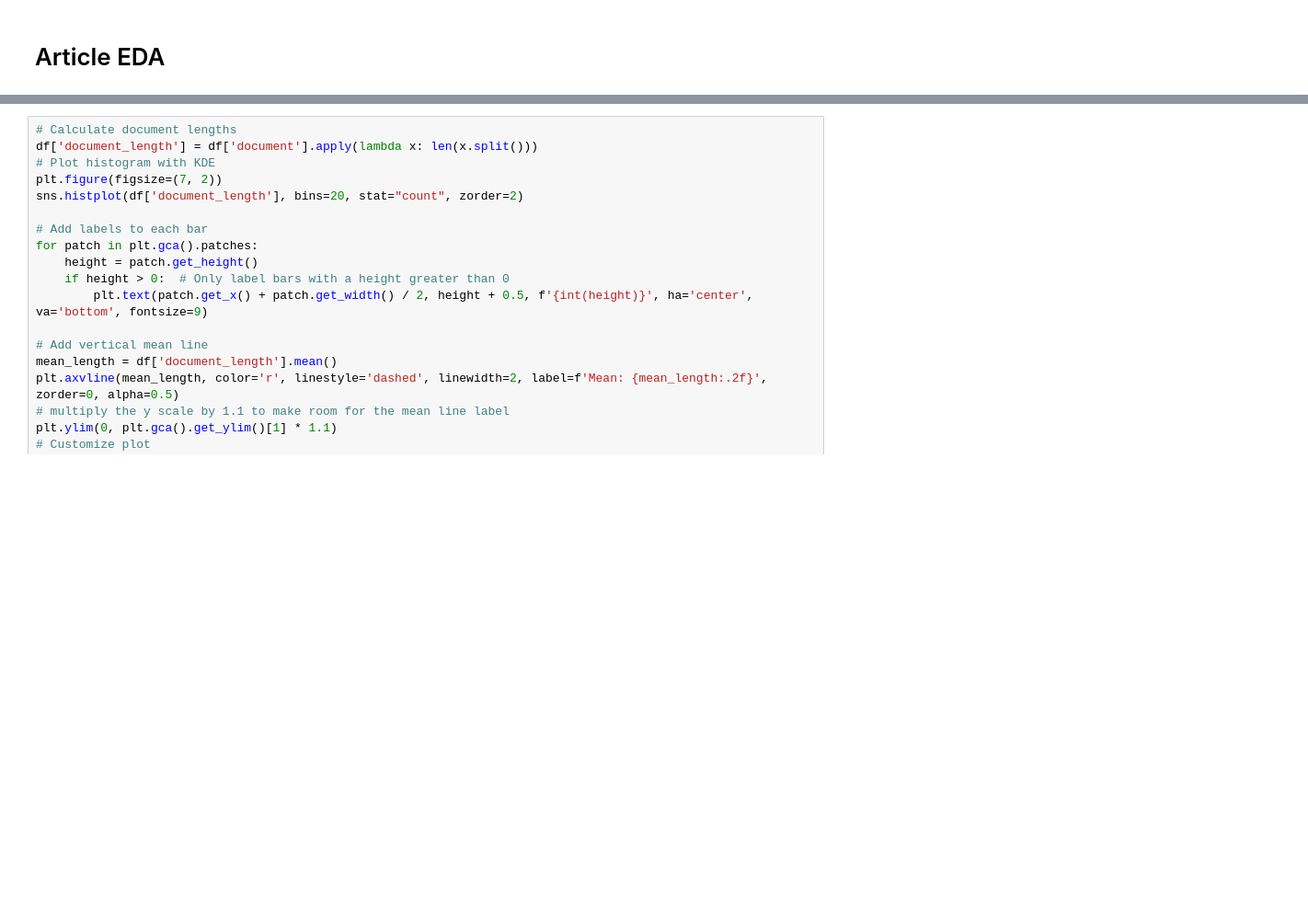
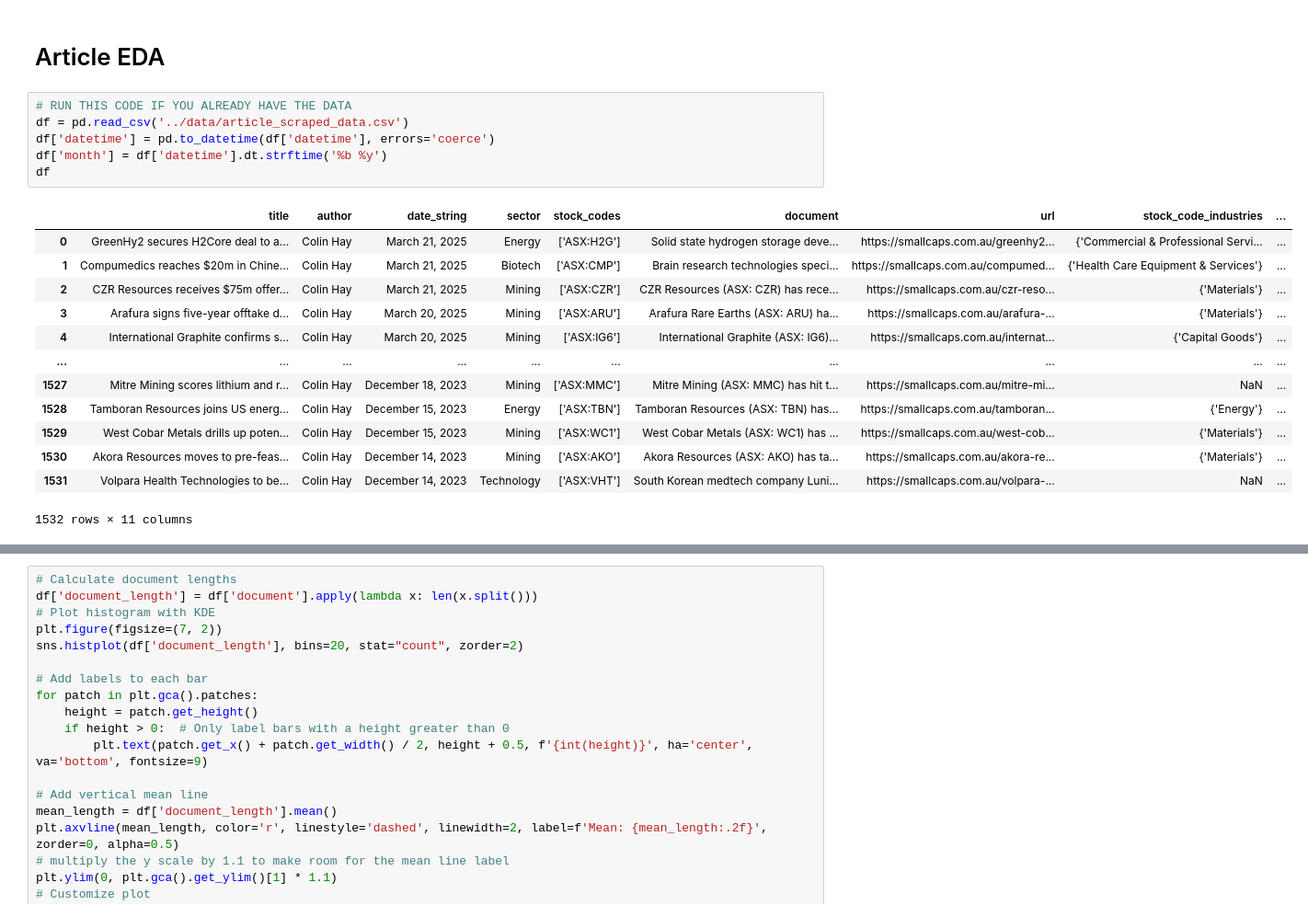
Before and after one commit to H-unter/MA3831-Assignment-2-3, a Jupyter notebook: code/scrape_article.ipynb, the cells around one changed output, grey strips where cells are left out. Shown: that part at 92% size. Drawn from its saved outputs; the diff is of its cells as text; blank space fills up the shorter version.

```diff
--- a/code/scrape_article.ipynb
+++ b/code/scrape_article.ipynb
@@ -307,2 +271,22 @@ plt.show()
 # %% [markdown]
 # Article EDA
+# %%
+# RUN THIS CODE IF YOU ALREADY HAVE THE DATA
+df = pd.read_csv('../data/article_scraped_data.csv')
+df['datetime'] = pd.to_datetime(df['datetime'], errors='coerce')
+df['month'] = df['datetime'].dt.strftime('%b %y')
+df
+# %% [output]
+|  | title | author | date_string | sector | stock_codes | document | url | stock_code_industries | ... |
+| 0 | GreenHy2 secures H2Core deal to a... | Colin Hay | March 21, 2025 | Energy | ['ASX:H2G'] | Solid state hydrogen storage deve... | https://smallcaps.com.au/greenhy2... | {'Commercial & Professional Servi... | ... |
+| 1 | Compumedics reaches $20m in Chine... | Colin Hay | March 21, 2025 | Biotech | ['ASX:CMP'] | Brain research technologies speci... | https://smallcaps.com.au/compumed... | {'Health Care Equipment & Services'} | ... |
+| 2 | CZR Resources receives $75m offer... | Colin Hay | March 21, 2025 | Mining | ['ASX:CZR'] | CZR Resources (ASX: CZR) has rece... | https://smallcaps.com.au/czr-reso... | {'Materials'} | ... |
+| 3 | Arafura signs five-year offtake d... | Colin Hay | March 20, 2025 | Mining | ['ASX:ARU'] | Arafura Rare Earths (ASX: ARU) ha... | https://smallcaps.com.au/arafura-... | {'Materials'} | ... |
+| 4 | International Graphite confirms s... | Colin Hay | March 20, 2025 | Mining | ['ASX:IG6'] | International Graphite (ASX: IG6)... | https://smallcaps.com.au/internat... | {'Capital Goods'} | ... |
+| ... | ... | ... | ... | ... | ... | ... | ... | ... | ... |
+| 1527 | Mitre Mining scores lithium and r... | Colin Hay | December 18, 2023 | Mining | ['ASX:MMC'] | Mitre Mining (ASX: MMC) has hit t... | https://smallcaps.com.au/mitre-mi... | NaN | ... |
+| 1528 | Tamboran Resources joins US energ... | Colin Hay | December 15, 2023 | Energy | ['ASX:TBN'] | Tamboran Resources (ASX: TBN) has... | https://smallcaps.com.au/tamboran... | {'Energy'} | ... |
+| 1529 | West Cobar Metals drills up poten... | Colin Hay | December 15, 2023 | Mining | ['ASX:WC1'] | West Cobar Metals (ASX: WC1) has ... | https://smallcaps.com.au/west-cob... | {'Materials'} | ... |
+| 1530 | Akora Resources moves to pre-feas... | Colin Hay | December 14, 2023 | Mining | ['ASX:AKO'] | Akora Resources (ASX: AKO) has ta... | https://smallcaps.com.au/akora-re... | {'Materials'} | ... |
+| 1531 | Volpara Health Technologies to be... | Colin Hay | December 14, 2023 | Technology | ['ASX:VHT'] | South Korean medtech company Luni... | https://smallcaps.com.au/volpara-... | NaN | ... |
+1532 rows × 11 columns
```
Also changed, not shown: parts of 4 cells of this notebook, 11 other files.
